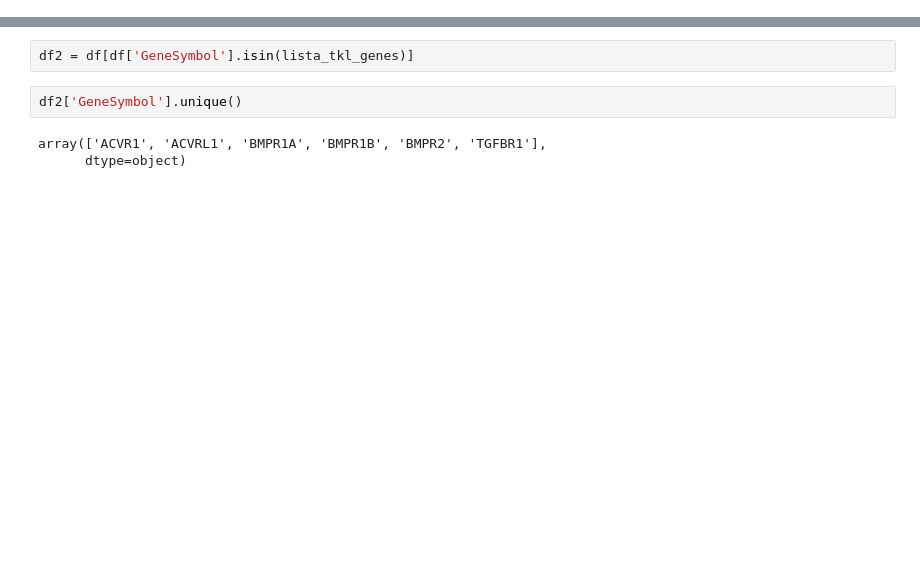
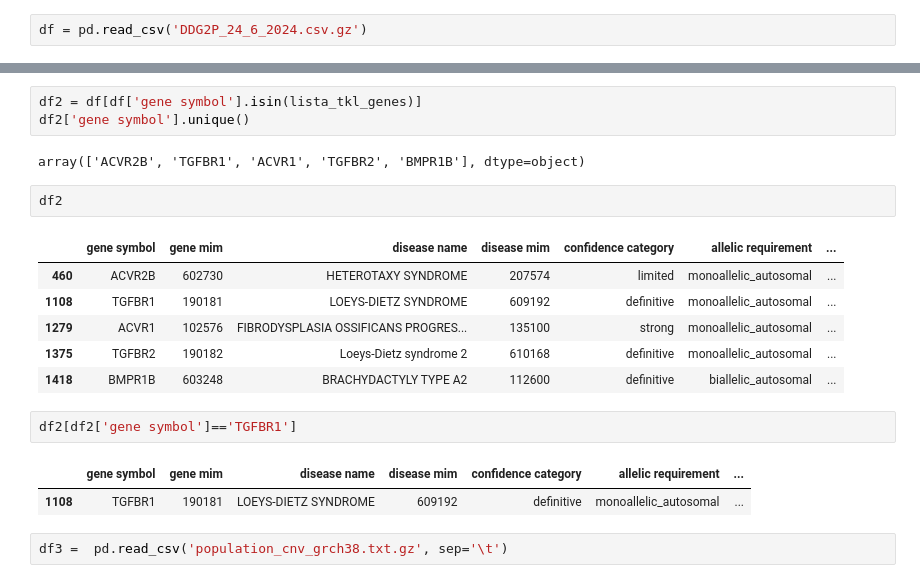
Before and after one commit to Nanocell-Lab/TCancer_RareDiseases, a Jupyter notebook: src/Untitled.ipynb, the cells around one changed output, grey strips where cells are left out. Cells and saved outputs as stored; diff of their text form; blank space fills up the shorter version.

```diff
--- a/src/Untitled.ipynb
+++ b/src/Untitled.ipynb
@@ -56,0 +3,2 @@ df
+# %%
+df = pd.read_csv('DDG2P_24_6_2024.csv.gz')
@@ -71,7 +29,21 @@ df[df['GeneSymbol'].str.contains('ACVR1')]
 # %%
-df2 = df[df['GeneSymbol'].isin(lista_tkl_genes)]
+df2 = df[df['gene symbol'].isin(lista_tkl_genes)]
+df2['gene symbol'].unique()
+# %% [output]
+array(['ACVR2B', 'TGFBR1', 'ACVR1', 'TGFBR2', 'BMPR1B'], dtype=object)
 # %%
-df2['GeneSymbol'].unique()
+df2
 # %% [output]
-array(['ACVR1', 'ACVRL1', 'BMPR1A', 'BMPR1B', 'BMPR2', 'TGFBR1'],
-      dtype=object)
+|  | gene symbol | gene mim | disease name | disease mim | confidence category | allelic requirement | ... |
+| 460 | ACVR2B | 602730 | HETEROTAXY SYNDROME | 207574 | limited | monoallelic_autosomal | ... |
+| 1108 | TGFBR1 | 190181 | LOEYS-DIETZ SYNDROME | 609192 | definitive | monoallelic_autosomal | ... |
+| 1279 | ACVR1 | 102576 | FIBRODYSPLASIA OSSIFICANS PROGRES... | 135100 | strong | monoallelic_autosomal | ... |
+| 1375 | TGFBR2 | 190182 | Loeys-Dietz syndrome 2 | 610168 | definitive | monoallelic_autosomal | ... |
+| 1418 | BMPR1B | 603248 | BRACHYDACTYLY TYPE A2 | 112600 | definitive | biallelic_autosomal | ... |
+# %%
+df2[df2['gene symbol']=='TGFBR1']
+# %% [output]
+|  | gene symbol | gene mim | disease name | disease mim | confidence category | allelic requirement | ... |
+| 1108 | TGFBR1 | 190181 | LOEYS-DIETZ SYNDROME | 609192 | definitive | monoallelic_autosomal | ... |
+# %%
+df3 =  pd.read_csv('population_cnv_grch38.txt.gz', sep='\t')
```
Also changed, not shown: parts of 7 cells of this notebook, 6 other files.
